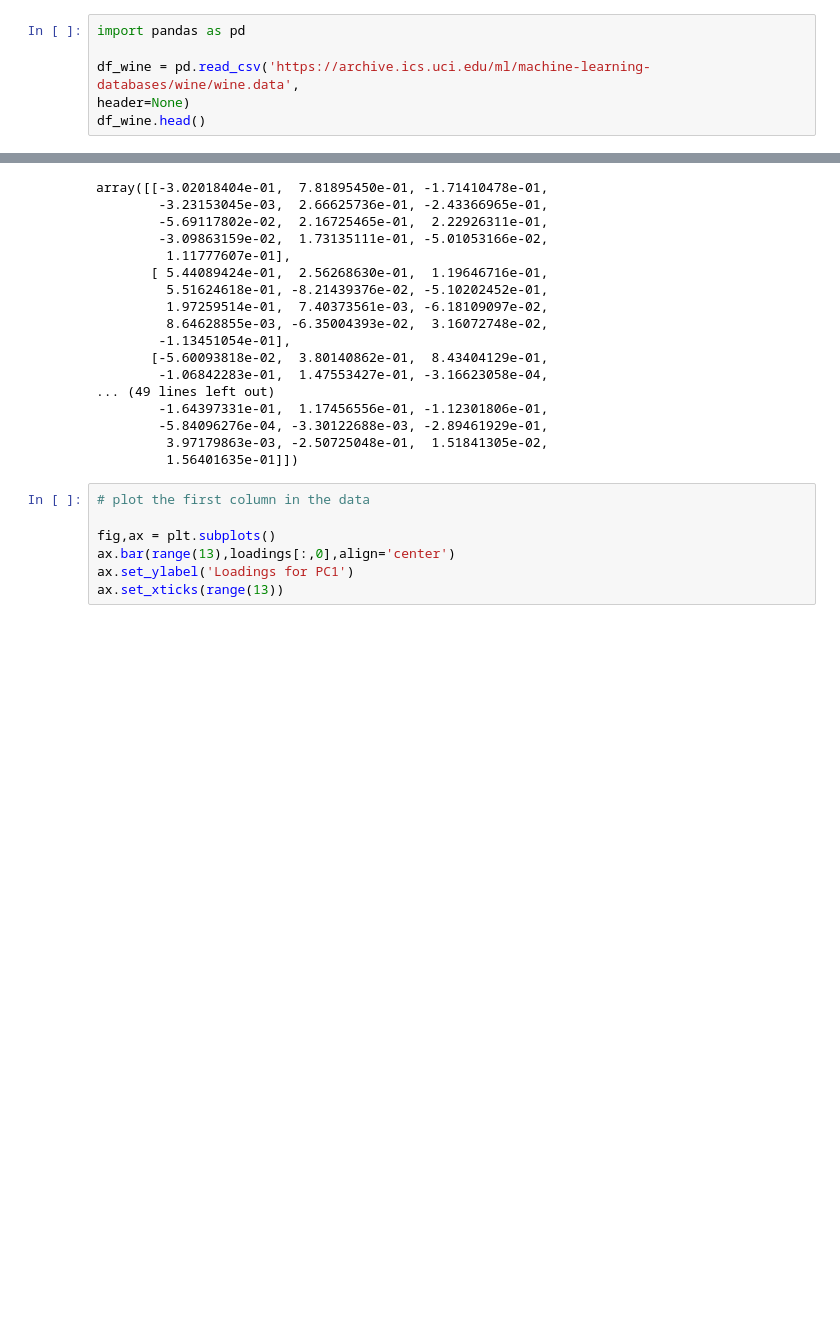
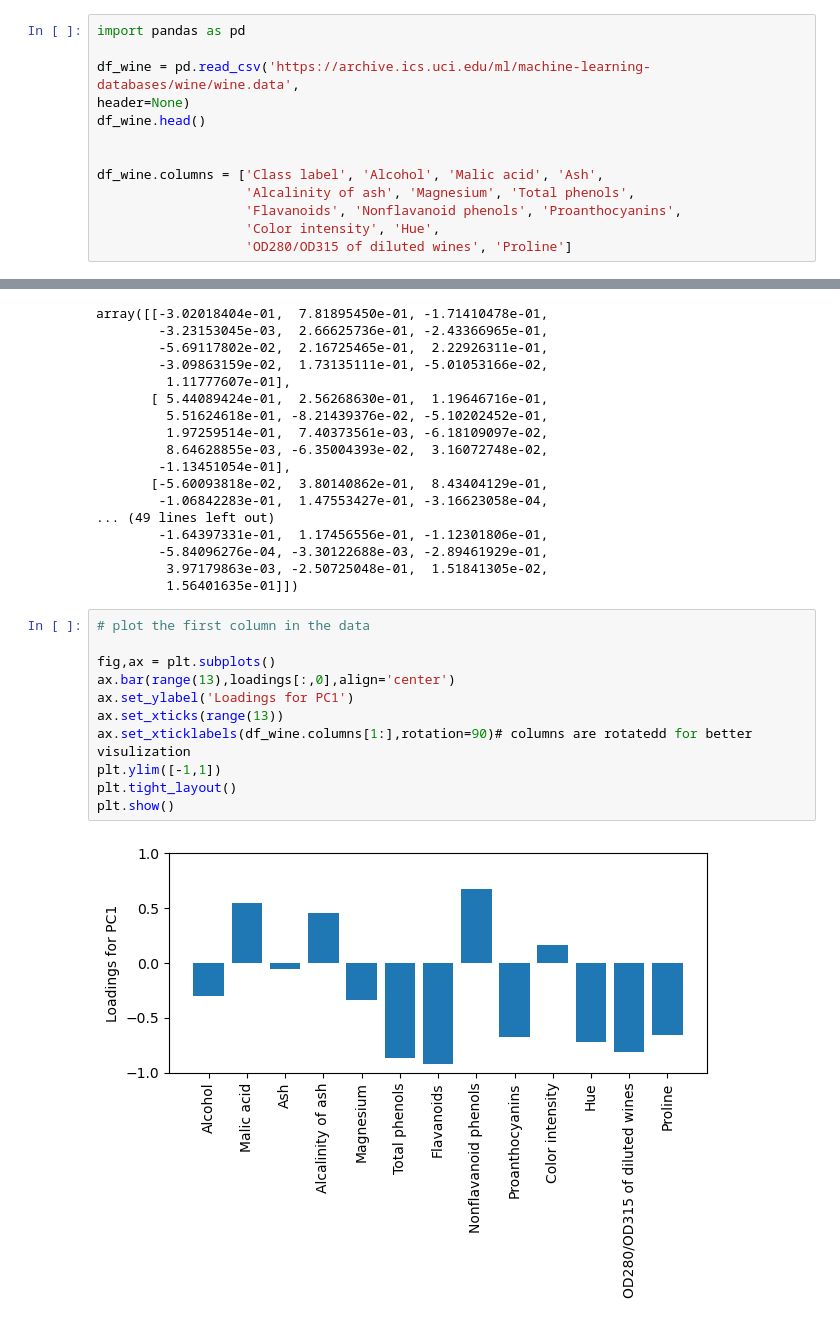
Before and after one commit to Danlof/Dimensionality_reduction, a Jupyter notebook: Untitled.ipynb, the cells around one changed output, grey strips where cells are left out. Cells and saved outputs as stored; diff of their text form; blank space fills up the shorter version.

```diff
--- a/Untitled.ipynb
+++ b/Untitled.ipynb
@@ -4,3 +6,10 @@ import pandas as pd
 df_wine = pd.read_csv('https://archive.ics.uci.edu/ml/machine-learning-databases/wine/wine.data',
 header=None)
 df_wine.head()
+
+
+df_wine.columns = ['Class label', 'Alcohol', 'Malic acid', 'Ash',
+                   'Alcalinity of ash', 'Magnesium', 'Total phenols',
+                   'Flavanoids', 'Nonflavanoid phenols', 'Proanthocyanins',
+                   'Color intensity', 'Hue',
+                   'OD280/OD315 of diluted wines', 'Proline']
@@ -298,7 +302,13 @@ array([[-3.02018404e-01,  7.81895450e-01, -1.71410478e-01,
 # %%
 # plot the first column in the data
 
 fig,ax = plt.subplots()
 ax.bar(range(13),loadings[:,0],align='center')
 ax.set_ylabel('Loadings for PC1')
 ax.set_xticks(range(13))
+ax.set_xticklabels(df_wine.columns[1:],rotation=90)# columns are rotatedd for better visulization
+plt.ylim([-1,1])
+plt.tight_layout()
+plt.show()
+# %% [output]
+[figure, added]
```
Also changed, not shown: parts of 5 cells of this notebook.
